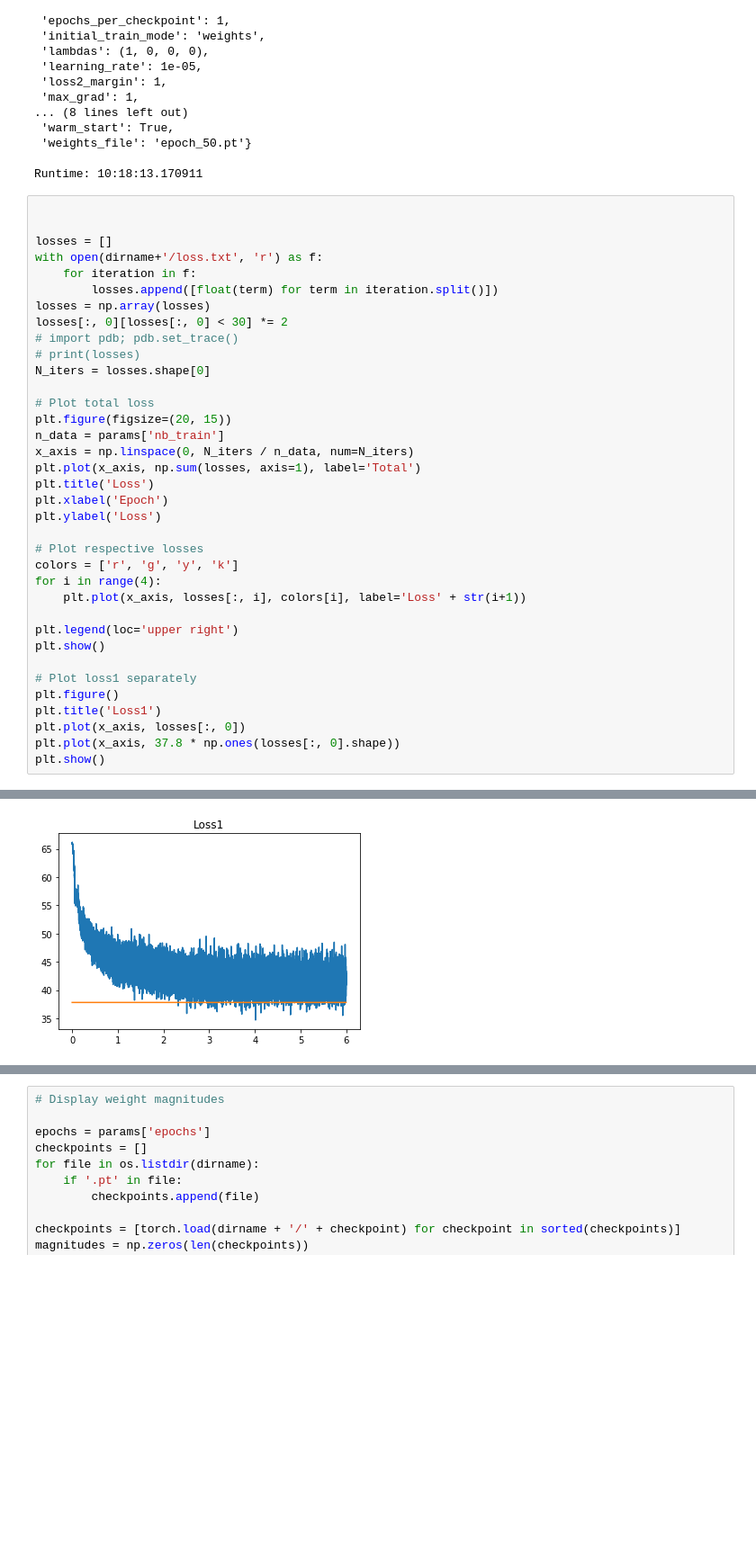
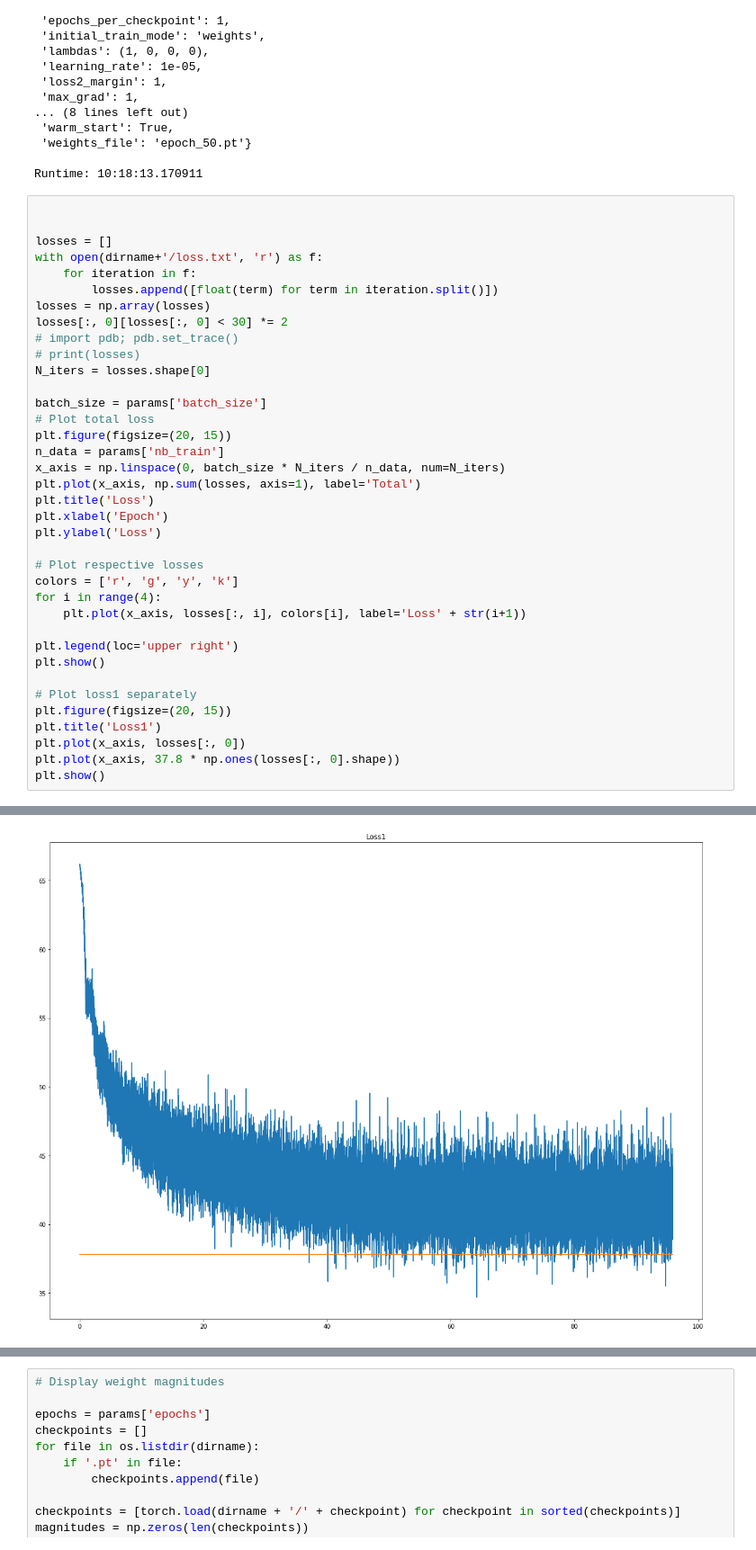
Before and after one commit to matthewkennedy5/RRNN, a Jupyter notebook: visualize-results.ipynb, the cells around one changed output, grey strips where cells are left out. Shown: that part at 90% size. Saved outputs shown, nothing was run; the diff lists cells and outputs as text; blank space fills up the shorter version.

Commit message:
Fixed the calculation of the epoch to account for the batch size.

```diff
--- a/visualize-results.ipynb
+++ b/visualize-results.ipynb
@@ -48,10 +48,11 @@ losses[:, 0][losses[:, 0] < 30] *= 2
 # print(losses)
 N_iters = losses.shape[0]
 
+batch_size = params['batch_size']
 # Plot total loss
 plt.figure(figsize=(20, 15))
 n_data = params['nb_train']
-x_axis = np.linspace(0, N_iters / n_data, num=N_iters)
+x_axis = np.linspace(0, batch_size * N_iters / n_data, num=N_iters)
 plt.plot(x_axis, np.sum(losses, axis=1), label='Total')
 plt.title('Loss')
 plt.xlabel('Epoch')
@@ -66,7 +67,7 @@ plt.legend(loc='upper right')
 plt.show()
 
 # Plot loss1 separately
-plt.figure()
+plt.figure(figsize=(20, 15))
 plt.title('Loss1')
 plt.plot(x_axis, losses[:, 0])
 plt.plot(x_axis, 37.8 * np.ones(losses[:, 0].shape))
@@ -76,4 +77,4 @@ plt.show()
-[figure, old version]
+[figure, new version]
 # %%
 # Plot train and validation loss in the same figure
 
```
Also changed, not shown: parts of 3 cells of this notebook.
